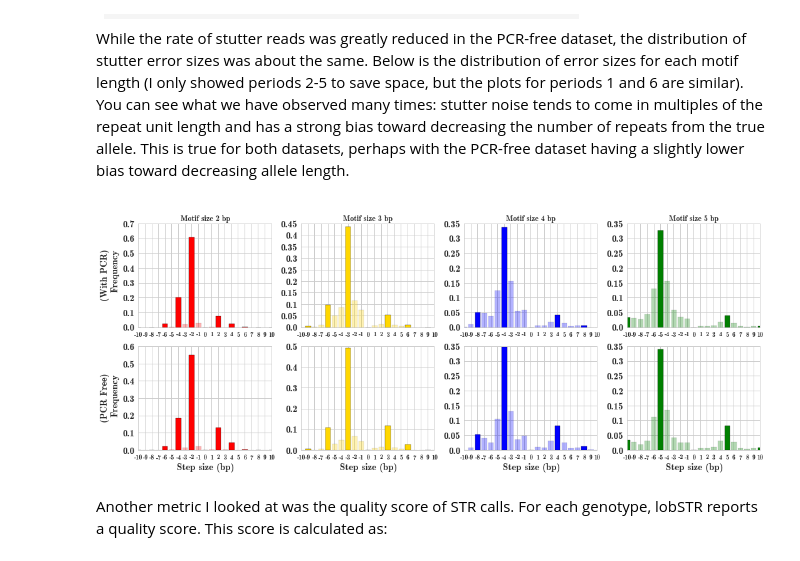
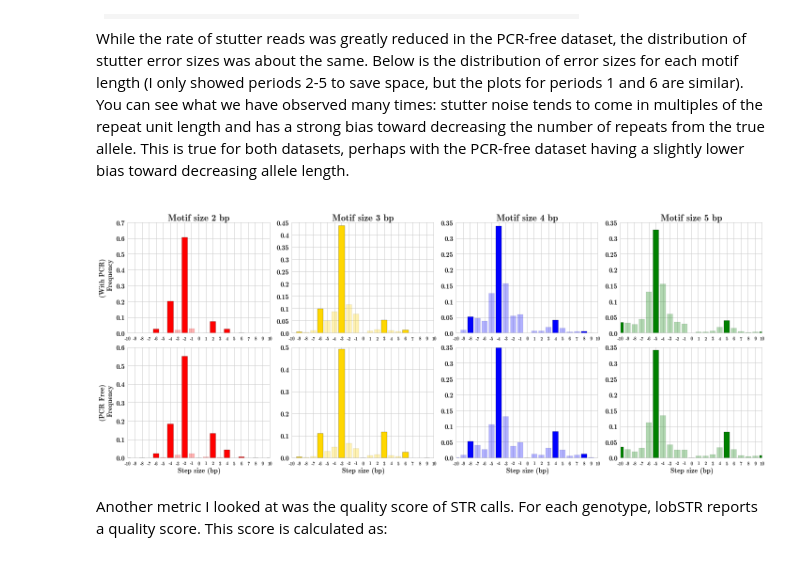
Before and after one commit to mgymrek/mgymrek.github.io, a Jupyter notebook: _drafts/pcrfree.ipynb, the cells around one changed output. Drawn from its saved outputs; the diff is of its cells as text; code cells hidden in the pictures.

```diff
--- a/_drafts/pcrfree.ipynb
+++ b/_drafts/pcrfree.ipynb
@@ -173,23 +173,24 @@ While the rate of stutter reads was greatly reduced in the PCR-free dataset, the
 # %%
 sns.set(style="whitegrid")
 bteam_stepmodel = visualize_stutter.StepModel(BTEAM_NOISE_MODEL_PREFIX + ".stepmodel")
 cteam_stepmodel = visualize_stutter.StepModel(CTEAM_NOISE_MODEL_PREFIX + ".stepmodel")
 
 # Plot 6x2 grid of period x pcr free/not
 fig = plt.figure()
-fig.set_size_inches((15, 6))
+fig.set_size_inches((20, 8))
 for period in range(2, 6):
     ax = fig.add_subplot(2, 4, period-1)
     if period == 2: yl = "(With PCR)\nFrequency"
     else: yl = None
-    bteam_stepmodel.PlotHistogram(period, ax=ax, ylab=yl, title="Motif size %s bp"%period, xlim=[-10,10])
+    bteam_stepmodel.PlotHistogram(period, ax=ax, ylab=yl, xlim=[-10,10])
+    ax.set_title("Motif size %s bp"%period, size=20)
     ax = fig.add_subplot(2, 4, period+3)
     if period == 2: yl = "(PCR Free)\nFrequency"
     else: yl = None
     cteam_stepmodel.PlotHistogram(period, ax=ax, xlab="Step size (bp)", ylab=yl, xlim=[-10,10])
 fig.tight_layout()
 # %% [output]
-[figure, old version]
+[figure, new version]
 # %%
 bscores = pd.read_csv(BTEAM_SCORES_FILE, sep="\t", names=["chrom","start","coverage_b","score_b"])
 cscores = pd.read_csv(CTEAM_SCORES_FILE, sep="\t", names=["chrom","start","coverage_c","score_c"])
```
Also changed, not shown: parts of 3 cells of this notebook, 1 other file.
